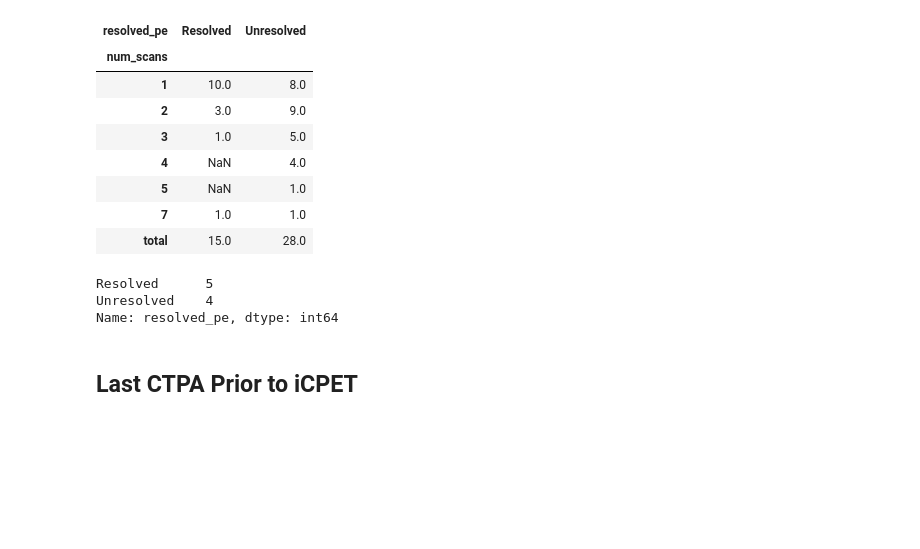
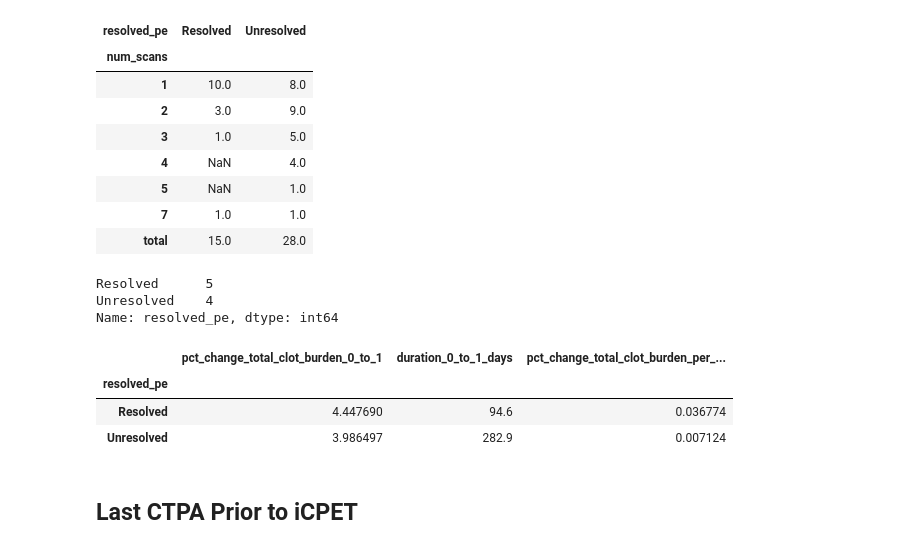
Before and after one commit to qaust/iCPET, a Jupyter notebook: src/summary_stats.ipynb, the cells around one changed output. Cells and saved outputs as stored; diff of their text form; code cells hidden in the pictures; blank space fills up the shorter version.

```diff
--- a/src/summary_stats.ipynb
+++ b/src/summary_stats.ipynb
@@ -455,6 +466,13 @@ num_data_initial.loc[num_data_initial['age'] > 65, 'resolved_pe'].value_counts()
 Resolved      5
 Unresolved    4
 Name: resolved_pe, dtype: int64
+# %%
+num_data_initial.groupby('resolved_pe')[['pct_change_total_clot_burden_0_to_1', 'duration_0_to_1_days', 'pct_change_total_clot_burden_per_day_0_to_1']].mean()
+# %% [output]
+|  | pct_change_total_clot_burden_0_to_1 | duration_0_to_1_days | pct_change_total_clot_burden_per_... |
+| resolved_pe |  |  |  |
+| Resolved | 4.447690 | 94.6 | 0.036774 |
+| Unresolved | 3.986497 | 282.9 | 0.007124 |
 # %% [markdown]
 ## Last CTPA Prior to iCPET
 # %%
```
Also changed, not shown: parts of 11 cells of this notebook.
